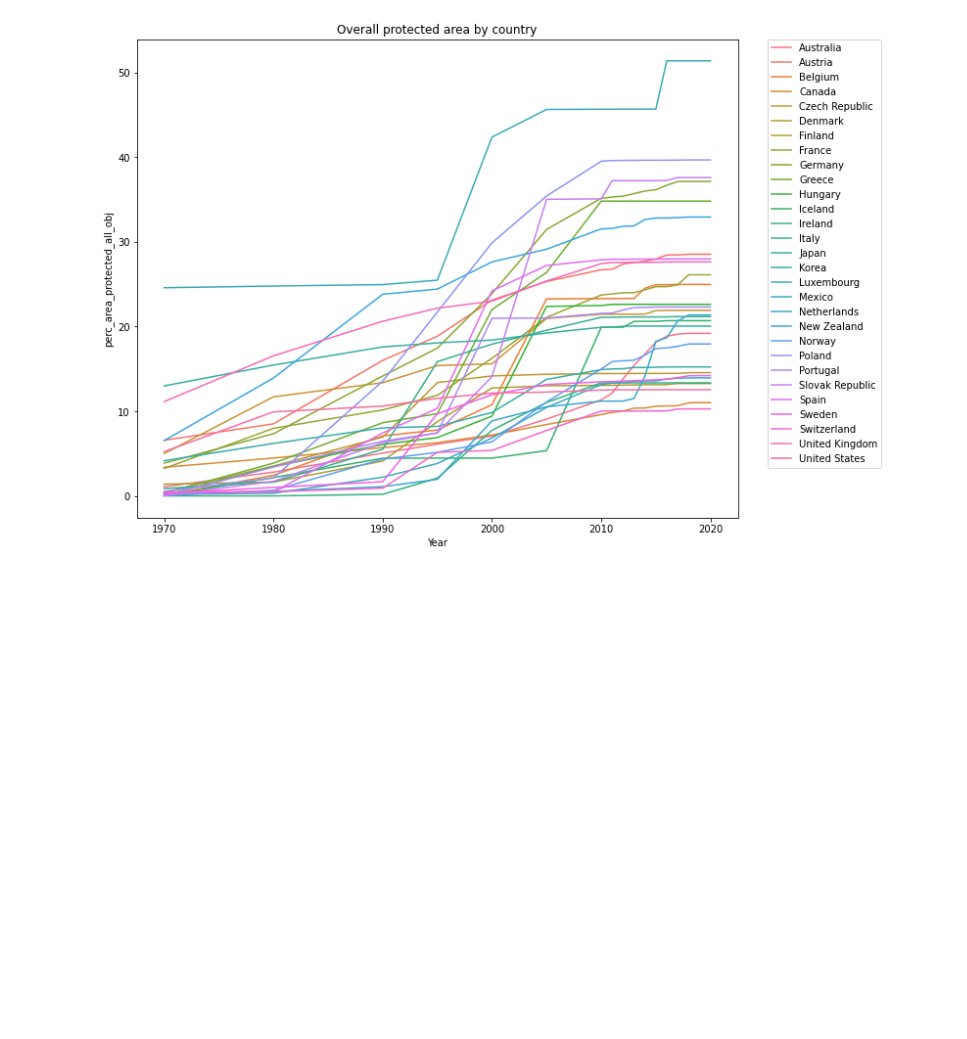
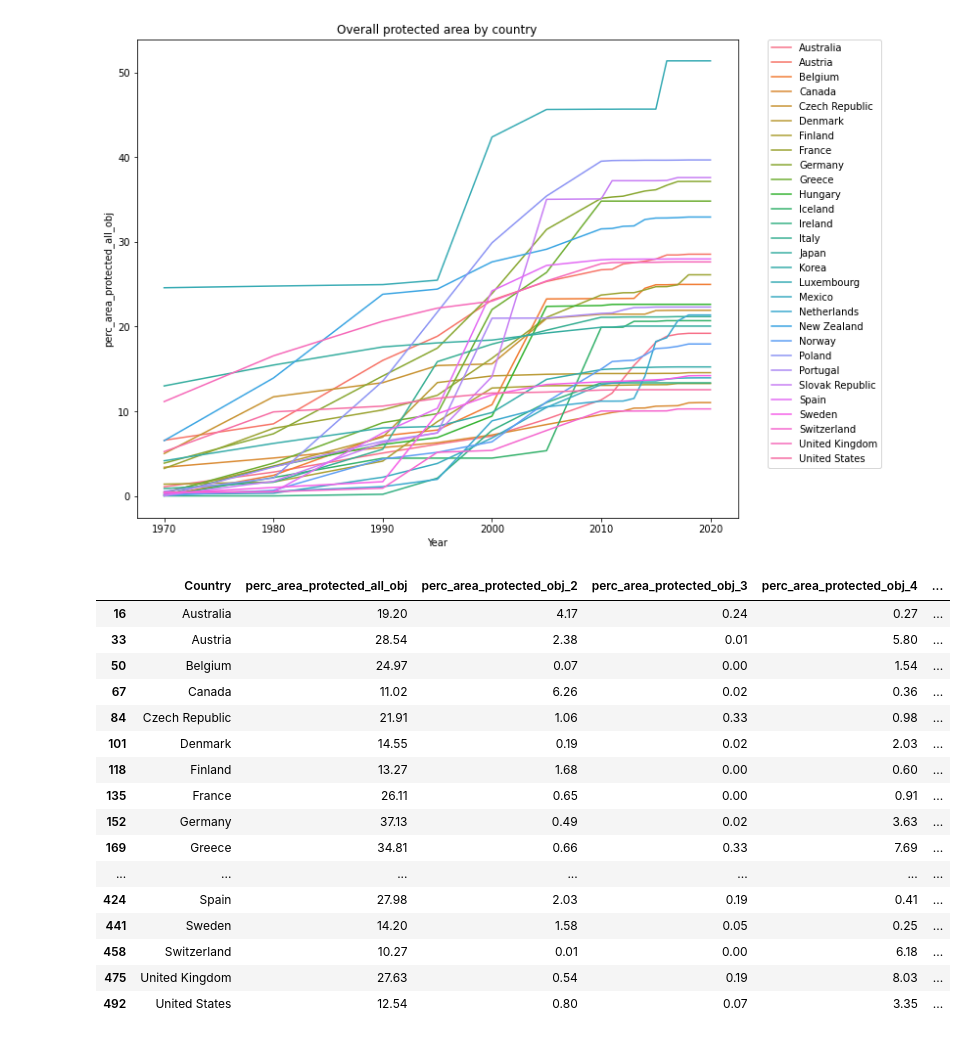
Before and after one commit to MarkusKiesel93/DOPPThreatenedSpecies, a Jupyter notebook: protected_areas.ipynb, the cells around one changed output. Saved outputs shown, nothing was run; the diff lists cells and outputs as text; code cells hidden in the pictures; blank space fills up the shorter version.

Commit message:
add writing data to csv

```diff
--- a/protected_areas.ipynb
+++ b/protected_areas.ipynb
@@ -199,3 +199,29 @@ plt.legend(bbox_to_anchor=(1.05, 1), loc=2, borderaxespad=0.)
 plt.show()
 # %% [output]
 [figure]
+# %%
+# save output for 2020
+output = protected_area.reset_index()
+output = output[output['Year'] == 2020]
+output = output.drop(columns='Year')
+
+OUTPUT_PATH = Path('./data/') / 'OECD' / 'protected_areas_2020.csv'
+output.to_csv(OUTPUT_PATH,
+# %% [output]
+|  | Country | perc_area_protected_all_obj | perc_area_protected_obj_2 | perc_area_protected_obj_3 | perc_area_protected_obj_4 | ... |
+| 16 | Australia | 19.20 | 4.17 | 0.24 | 0.27 | ... |
+| 33 | Austria | 28.54 | 2.38 | 0.01 | 5.80 | ... |
+| 50 | Belgium | 24.97 | 0.07 | 0.00 | 1.54 | ... |
+| 67 | Canada | 11.02 | 6.26 | 0.02 | 0.36 | ... |
+| 84 | Czech Republic | 21.91 | 1.06 | 0.33 | 0.98 | ... |
+| 101 | Denmark | 14.55 | 0.19 | 0.02 | 2.03 | ... |
+| 118 | Finland | 13.27 | 1.68 | 0.00 | 0.60 | ... |
+| 135 | France | 26.11 | 0.65 | 0.00 | 0.91 | ... |
+| 152 | Germany | 37.13 | 0.49 | 0.02 | 3.63 | ... |
+| 169 | Greece | 34.81 | 0.66 | 0.33 | 7.69 | ... |
+| ... | ... | ... | ... | ... | ... | ... |
+| 424 | Spain | 27.98 | 2.03 | 0.19 | 0.41 | ... |
+| 441 | Sweden | 14.20 | 1.58 | 0.05 | 0.25 | ... |
+| 458 | Switzerland | 10.27 | 0.01 | 0.00 | 6.18 | ... |
+| 475 | United Kingdom | 27.63 | 0.54 | 0.19 | 8.03 | ... |
+| 492 | United States | 12.54 | 0.80 | 0.07 | 3.35 | ... |
```
